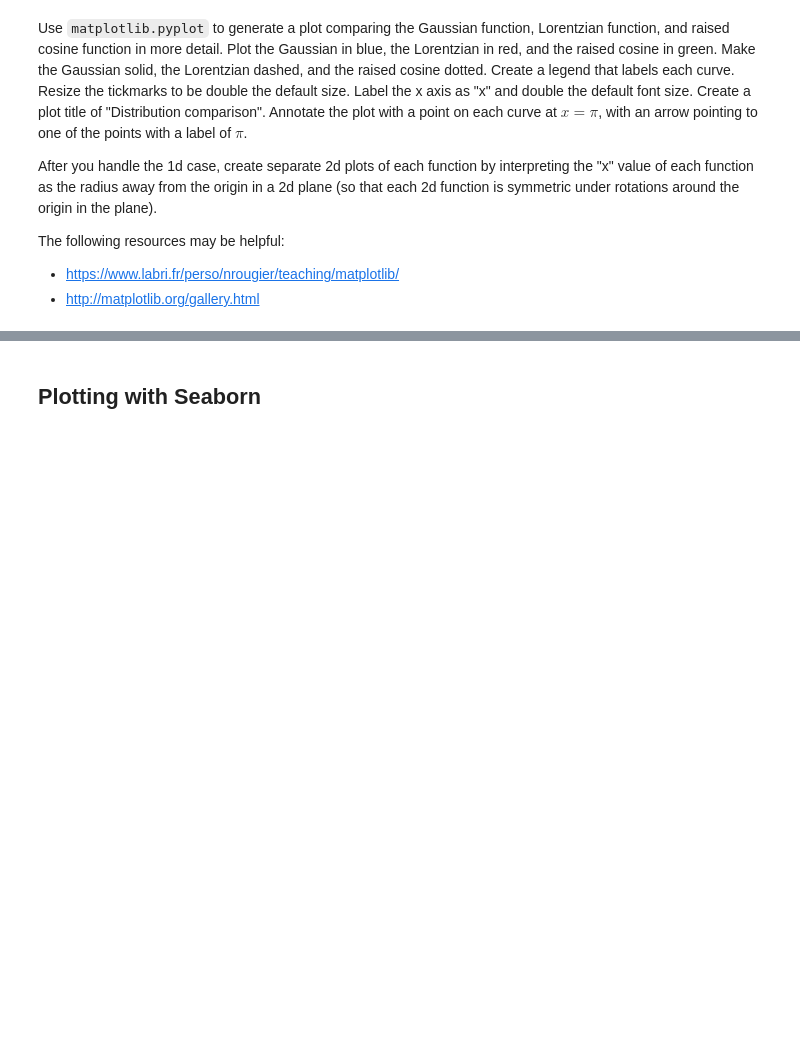
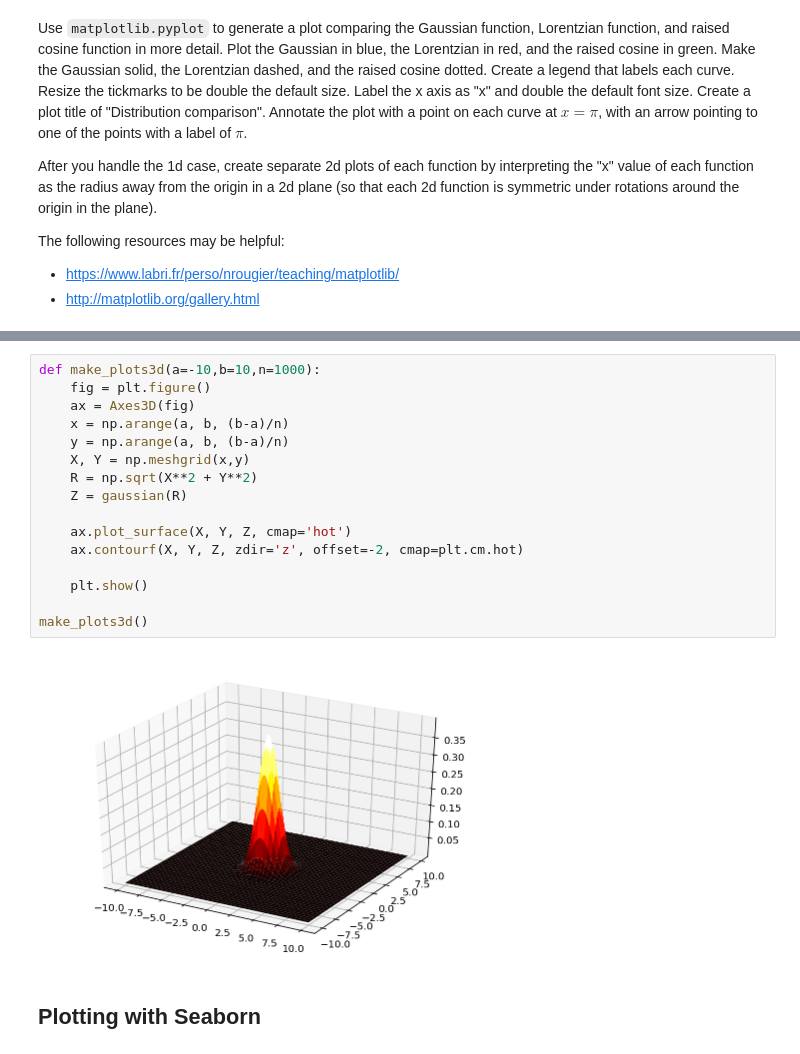
Before and after one commit to chapman-phys220-2018f/cw08-thisteam, a Jupyter notebook: plotting-examples.ipynb, the cells around one changed output, grey strips where cells are left out. Cells and saved outputs as stored; diff of their text form; blank space fills up the shorter version.

```diff
--- a/plotting-examples.ipynb
+++ b/plotting-examples.ipynb
@@ -109,3 +210,21 @@ The following resources may be helpful:
+# %%
+def make_plots3d(a=-10,b=10,n=1000):
+    fig = plt.figure()
+    ax = Axes3D(fig)
+    x = np.arange(a, b, (b-a)/n)
+    y = np.arange(a, b, (b-a)/n)
+    X, Y = np.meshgrid(x,y)
+    R = np.sqrt(X**2 + Y**2)
+    Z = gaussian(R)
+
+    ax.plot_surface(X, Y, Z, cmap='hot')
+    ax.contourf(X, Y, Z, zdir='z', offset=-2, cmap=plt.cm.hot)
+
+    plt.show()
+
+make_plots3d()
+# %% [output]
+[figure, added]
 # %% [markdown]
 ## Plotting with Seaborn
 # %% [markdown]
```
Also changed, not shown: parts of 17 cells of this notebook.
